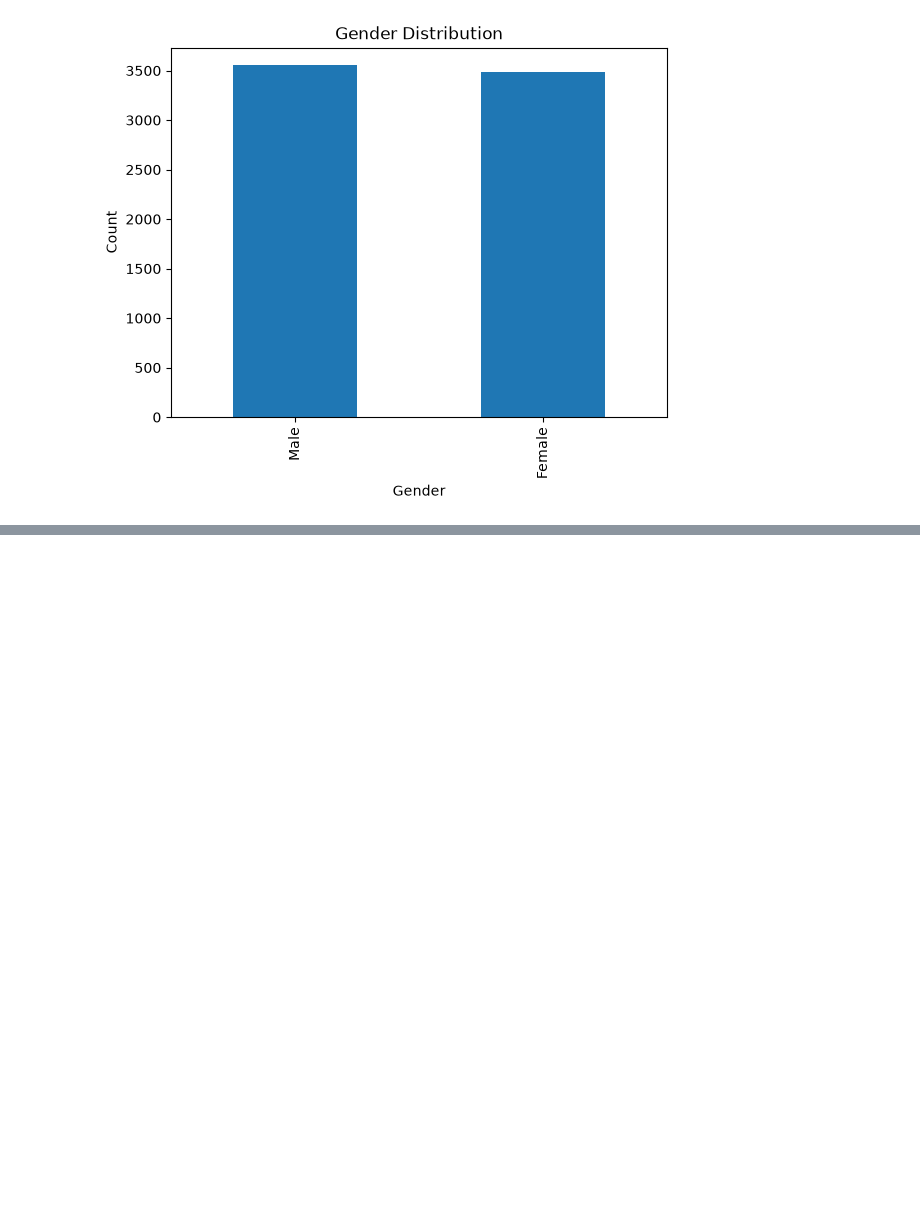
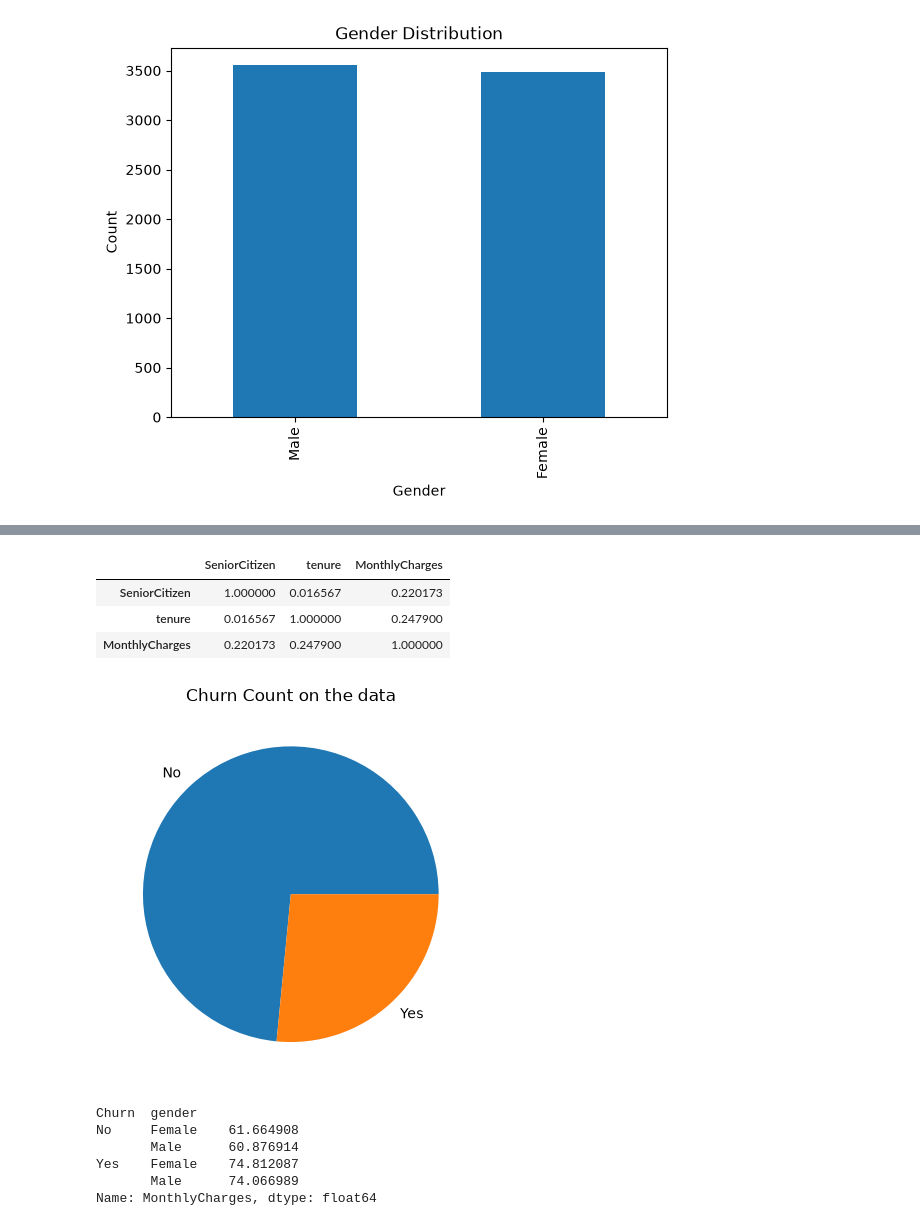
Before and after one commit to Moussa-Mohammed1/client-churn-prediction, a Jupyter notebook: notebooks/01_eda.ipynb, the cells around one changed output, grey strips where cells are left out. Drawn from its saved outputs; the diff is of its cells as text; code cells hidden in the pictures; blank space fills up the shorter version.

Commit message:
implement and finalise exploratory data analysis including visualisation

```diff
--- a/notebooks/01_eda.ipynb
+++ b/notebooks/01_eda.ipynb
@@ -130,0 +148,24 @@ plt.show()
+# %%
+numeric_cols = df.select_dtypes(include=["number"])
+numeric_cols.corr()
+# %% [output]
+|  | SeniorCitizen | tenure | MonthlyCharges |
+| SeniorCitizen | 1.000000 | 0.016567 | 0.220173 |
+| tenure | 0.016567 | 1.000000 | 0.247900 |
+| MonthlyCharges | 0.220173 | 0.247900 | 1.000000 |
+# %%
+df["Churn"].value_counts().plot(kind="pie")
+plt.title("Churn Count on the data")
+plt.ylabel("")
+plt.show()
+# %% [output]
+[figure, added]
+# %%
+df.groupby(["Churn", "gender"])["MonthlyCharges"].mean()
+# %% [output]
+Churn  gender
+No     Female    61.664908
+       Male      60.876914
+Yes    Female    74.812087
+       Male      74.066989
+Name: MonthlyCharges, dtype: float64
```
Also changed, not shown: parts of 17 cells of this notebook.
